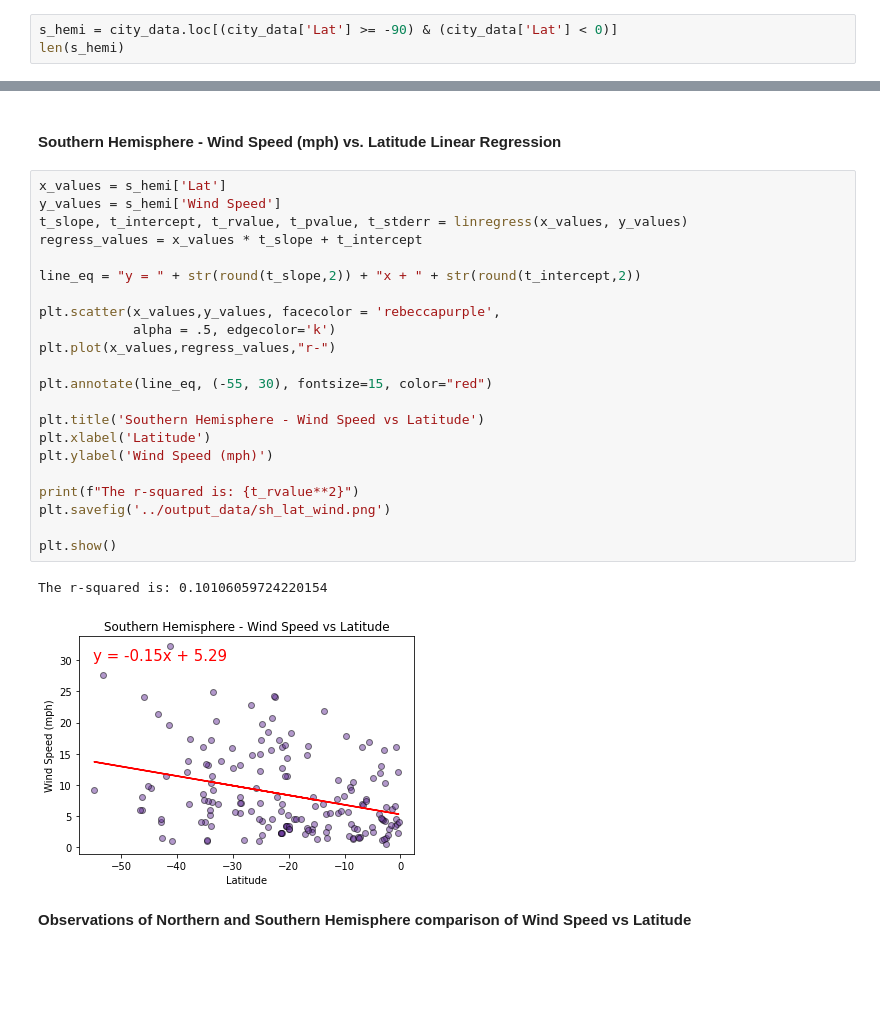
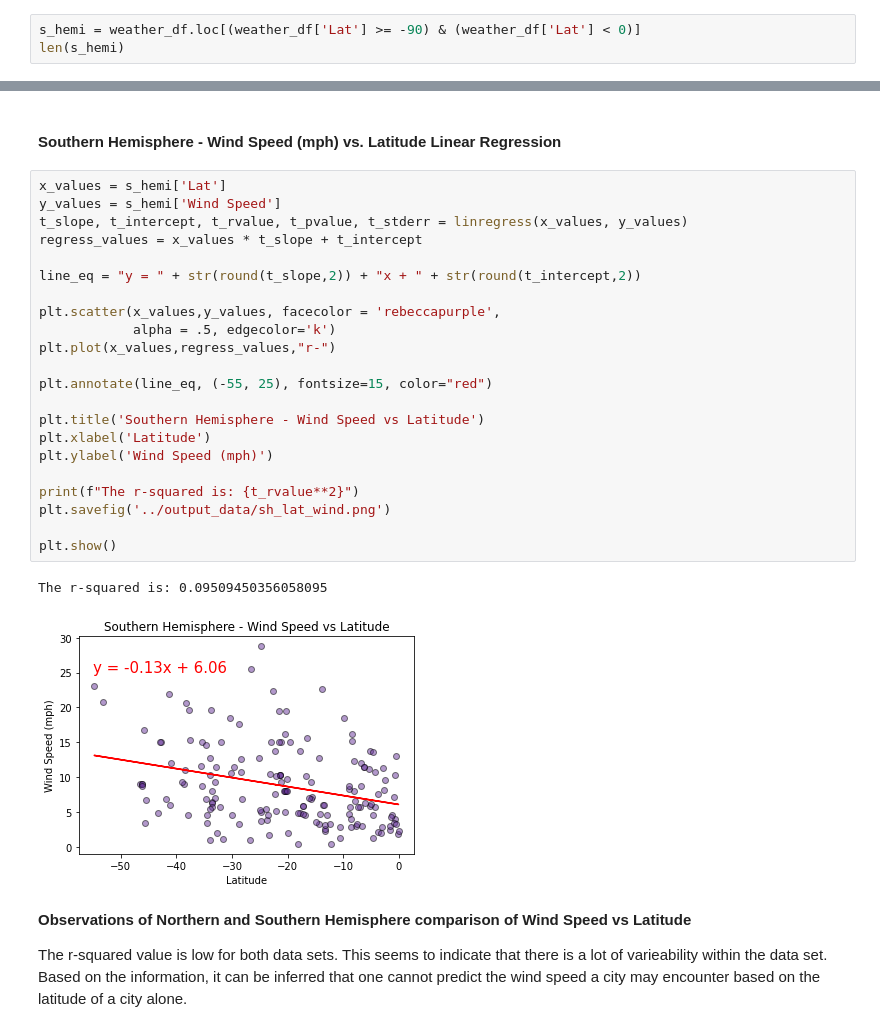
Before and after one commit to c-kleerun/python-api-challenge, a Jupyter notebook: WeatherPy/WeatherPy.ipynb, the cells around one changed output, grey strips where cells are left out. Saved outputs shown, nothing was run; the diff lists cells and outputs as text; blank space fills up the shorter version.

```diff
--- a/WeatherPy/WeatherPy.ipynb
+++ b/WeatherPy/WeatherPy.ipynb
@@ -286,4 +258,4 @@ len(n_hemi)
 # %%
-s_hemi = city_data.loc[(city_data['Lat'] >= -90) & (city_data['Lat'] < 0)]
+s_hemi = weather_df.loc[(weather_df['Lat'] >= -90) & (weather_df['Lat'] < 0)]
 len(s_hemi)
 # %% [output]
@@ -490,27 +466,29 @@ The r-squared is: 0.0011732635801476618
 # %%
 x_values = s_hemi['Lat']
 y_values = s_hemi['Wind Speed']
 t_slope, t_intercept, t_rvalue, t_pvalue, t_stderr = linregress(x_values, y_values)
 regress_values = x_values * t_slope + t_intercept
 
 line_eq = "y = " + str(round(t_slope,2)) + "x + " + str(round(t_intercept,2))
 
 plt.scatter(x_values,y_values, facecolor = 'rebeccapurple',
             alpha = .5, edgecolor='k')
 plt.plot(x_values,regress_values,"r-")
 
-plt.annotate(line_eq, (-55, 30), fontsize=15, color="red")
+plt.annotate(line_eq, (-55, 25), fontsize=15, color="red")
 
 plt.title('Southern Hemisphere - Wind Speed vs Latitude')
 plt.xlabel('Latitude')
 plt.ylabel('Wind Speed (mph)')
 
 print(f"The r-squared is: {t_rvalue**2}")
 plt.savefig('../output_data/sh_lat_wind.png')
 
 plt.show()
 # %% [output]
-The r-squared is: 0.10106059724220154
+The r-squared is: 0.09509450356058095
-[figure, old version]
+[figure, new version]
-# %% [markdown]
-**Observations of Northern and Southern Hemisphere comparison of Wind Speed vs Latitude**
+# %% [markdown]
+**Observations of Northern and Southern Hemisphere comparison of Wind Speed vs Latitude**
+
+The r-squared value is low for both data sets. This seems to indicate that there is a lot of varieability within the data set. Based on the information, it can be inferred that one cannot predict the wind speed a city may encounter based on the latitude of a city alone.
```
Also changed, not shown: parts of 26 cells of this notebook, 14 other files.
